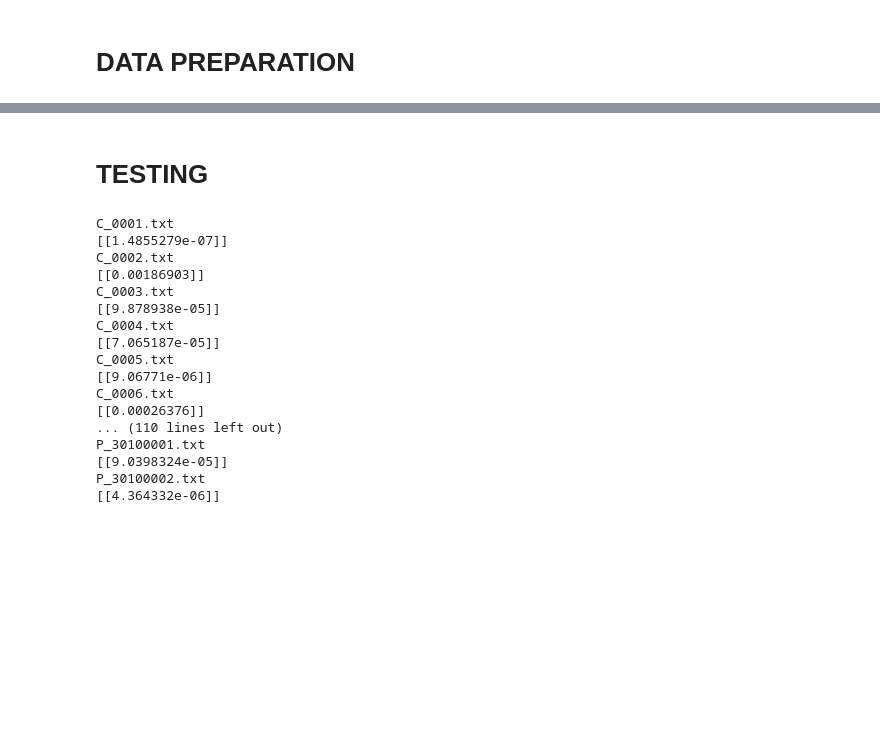
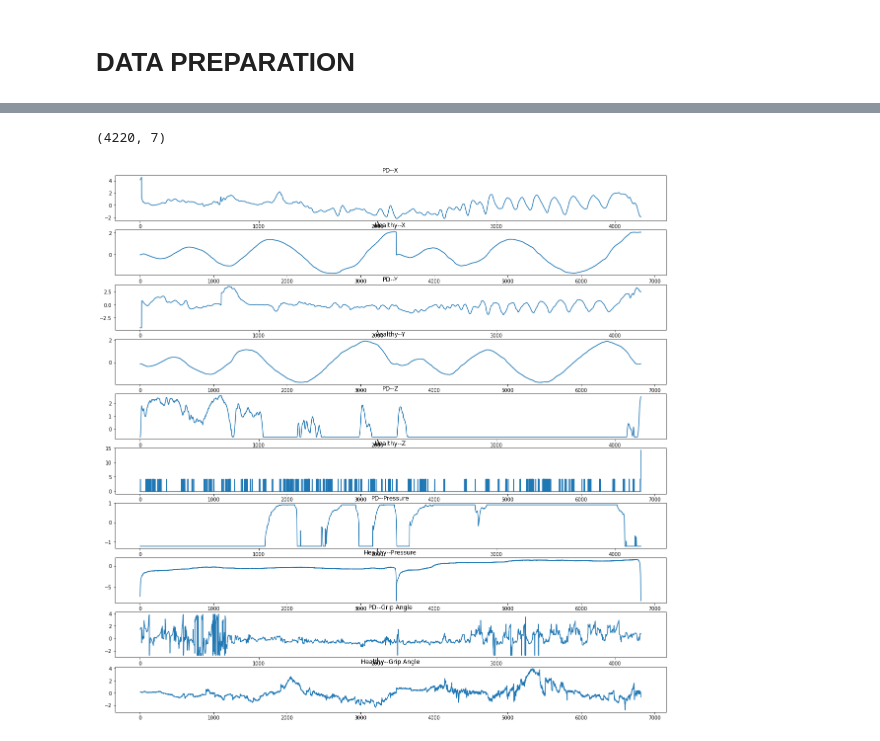
Before and after one commit to Neuralearn/Parkinson-detection, a Jupyter notebook: PARKINSON DISEASE DETECTION.ipynb, the cells around one changed output, grey strips where cells are left out. Cells and saved outputs as stored; diff of their text form; code cells hidden in the pictures; blank space fills up the shorter version.

```diff
--- a/PARKINSON DISEASE DETECTION.ipynb
+++ b/PARKINSON DISEASE DETECTION.ipynb
@@ -195,2 +14,0 @@ KeyboardInterrupt:
-# %% [markdown]
-<H1> TESTING </H1>
@@ -230,24 +15,42 @@ def detect(test_image):
-# %%
-test_images = 'D:/Machine_Learning/datasets/PARKINSON_HW/parkinson/pos/'
-
-for im in os.listdir(test_images):
-    print(im)
-    print(detect(test_images + im))
-# %% [output]
-C_0001.txt
-[[1.4855279e-07]]
-C_0002.txt
-[[0.00186903]]
-C_0003.txt
-[[9.878938e-05]]
-C_0004.txt
-[[7.065187e-05]]
-C_0005.txt
-[[9.06771e-06]]
-C_0006.txt
-[[0.00026376]]
-... (110 lines left out)
-P_30100001.txt
-[[9.0398324e-05]]
-P_30100002.txt
-[[4.364332e-06]]
+# %%
+pd = 'D:/Machine_Learning/datasets/PARKINSON_HW/parkinson/train_data/H_P000-0017.txt'
+healthy = 'D:/Machine_Learning/datasets/PARKINSON_HW/parkinson/train_data/C_0002.txt'
+# %%
+def gen_points(file):
+    '''
+    Inputs: filename
+    Output: Array containing the file data
+
+    '''
+    data_list = []###### empty list
+    f = open(file, "r")
+
+    for x in f:
+        data_list.append([int(x) for x in x[:-1].split(';')])
+    data_list = np.array(data_list, dtype = float)
+
+    for i in range(5):
+        data_list[:,i] = (data_list[:,i] - np.mean(data_list[:,i]))/np.std(data_list[:,i])
+
+    return data_list
+
+gen_points(pd).shape
+# %% [output]
+(4220, 7)
+# %%
+naming = ["--X", "--Y", "--Z", "--Pressure", "--Grip Angle"]
+fig,axis =  plt.subplots(10,1,figsize=(20,20))
+
+x_1 = np.arange(len(gen_points(pd)))
+x_2 = np.arange(len(gen_points(healthy)))
+
+for i in range(5):
+    axis[2*i].plot(x_1,gen_points(pd)[:,i])
+    axis[2*i].set_title('PD' + naming[i])
+
+    axis[2*i+1].plot(x_2,gen_points(healthy)[:,i])
+    axis[2*i+1].set_title('Healthy' + naming[i])
+
+plt.show()
+# %% [output]
+[figure, added]
```
Also changed, not shown: parts of 36 cells of this notebook, 1 other file.
